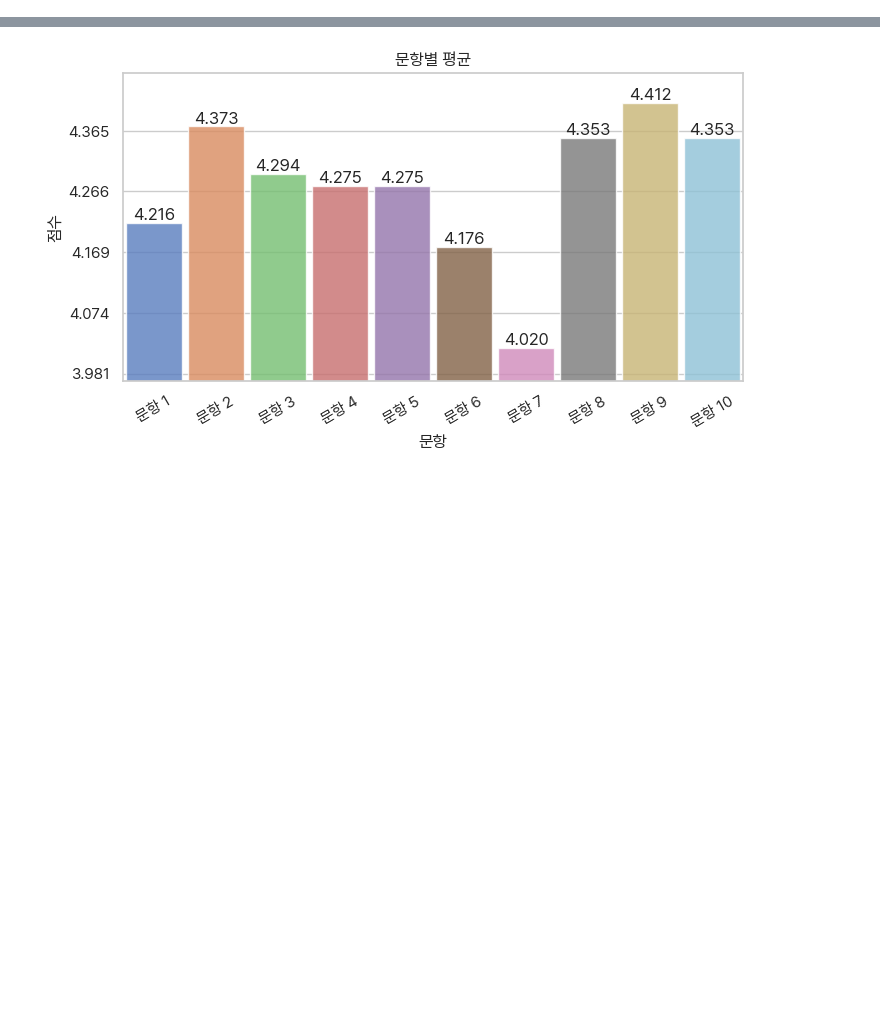
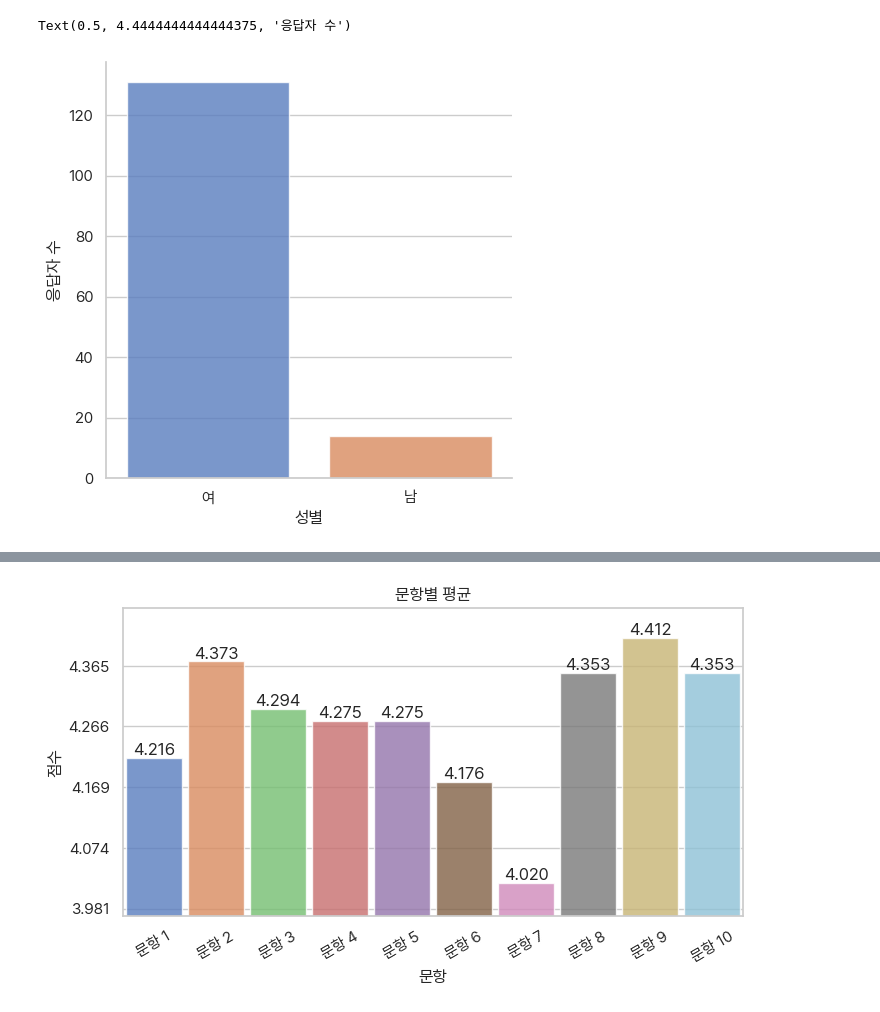
Before and after one commit to yuninze/kabone, a Jupyter notebook: maanzock.ipynb, the cells around one changed output, grey strips where cells are left out. Drawn from its saved outputs; the diff is of its cells as text; code cells hidden in the pictures; blank space fills up the shorter version.

```diff
--- a/maanzock.ipynb
+++ b/maanzock.ipynb
@@ -11,0 +62,9 @@ figsize=(8,4)
+# %%
+sex=studentMaanzock["성별"].value_counts().reset_index().rename({"count":"응답자 수"},axis=1)
+# %%
+sns.catplot(sex,x="성별",y="응답자 수",kind="bar",alpha=.8)
+ax.set_ylabel("응답자 성별")
+ax.set_xlabel("응답자 수")
+# %% [output]
+Text(0.5, 4.4444444444444375, '응답자 수')
+[figure, added]
```
Also changed, not shown: parts of 6 cells of this notebook, 2 other files.
